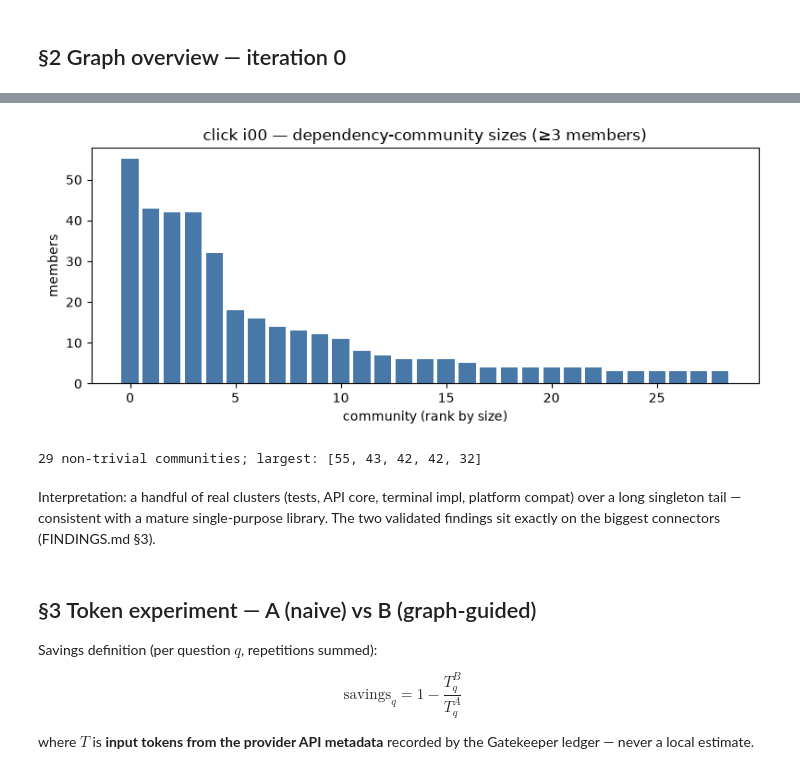
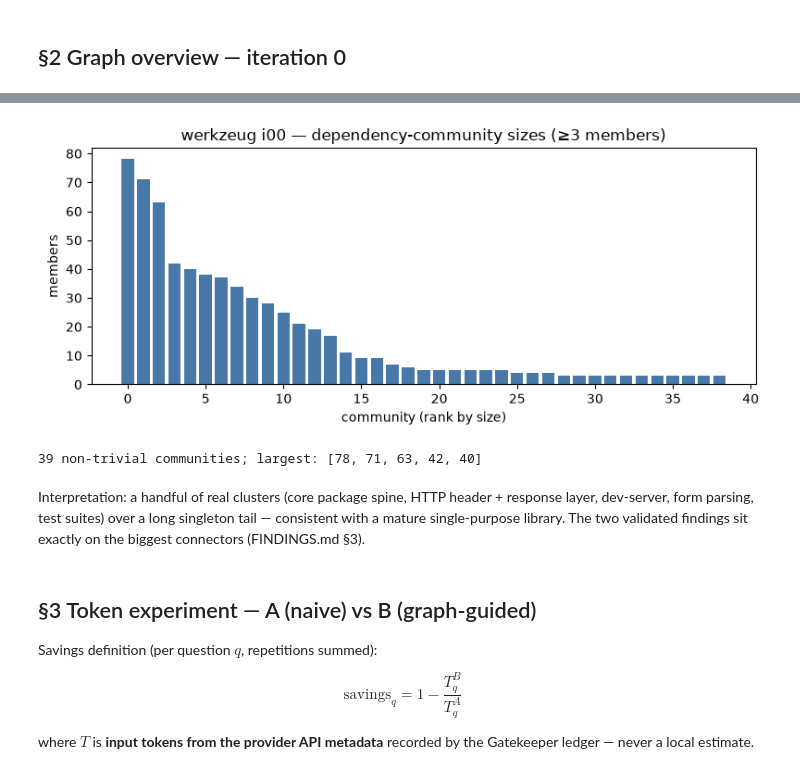
Before and after one commit to yosefshanaa/HW4, a Jupyter notebook: notebooks/analysis.ipynb, the cells around one changed output, grey strips where cells are left out. Drawn from its saved outputs; the diff is of its cells as text; code cells hidden in the pictures.

```diff
--- a/notebooks/analysis.ipynb
+++ b/notebooks/analysis.ipynb
@@ -61,22 +61,23 @@ relations: {'imports': 202, 'tested_by': 78, 'calls': 478, 'rationale_for': 9, '
 # %%
 # community size distribution (dependency communities, singletons excluded)
 sizes = Counter(metrics["community_of"].values())
 big = sorted((s for s in sizes.values() if s >= 3), reverse=True)
 fig, ax = plt.subplots(figsize=(8, 3.5))
 ax.bar(range(len(big)), big, color="#4878a8")
 ax.set_xlabel("community (rank by size)"); ax.set_ylabel("members")
-ax.set_title("click i00 — dependency-community sizes (≥3 members)")
+ax.set_title("werkzeug i00 — dependency-community sizes (≥3 members)")
 fig.tight_layout(); fig.savefig(ASSETS / "communities.png", dpi=150)
 plt.show()
 print(f"{len(big)} non-trivial communities; largest: {big[:5]}")
 # %% [output]
-[figure, old version]
+[figure, new version]
-29 non-trivial communities; largest: [55, 43, 42, 42, 32]
+39 non-trivial communities; largest: [78, 71, 63, 42, 40]
 # %% [markdown]
-Interpretation: a handful of real clusters (tests, API core,
-terminal impl, platform compat) over a long singleton tail — consistent
-with a mature single-purpose library. The two validated findings sit
-exactly on the biggest connectors (FINDINGS.md §3).
+Interpretation: a handful of real clusters (core package spine,
+HTTP header + response layer, dev-server, form parsing, test suites)
+over a long singleton tail — consistent with a mature single-purpose
+library. The two validated findings sit exactly on the biggest
+connectors (FINDINGS.md §3).
 # %% [markdown]
 ## §3 Token experiment — A (naive) vs B (graph-guided)
 
```
Also changed, not shown: parts of 7 cells of this notebook, 5 other files.
